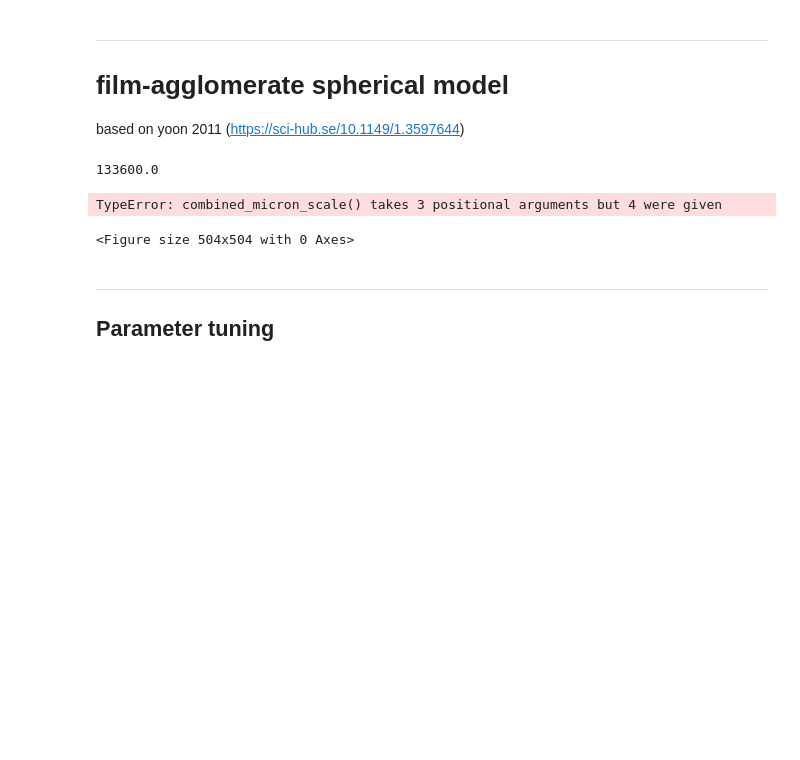
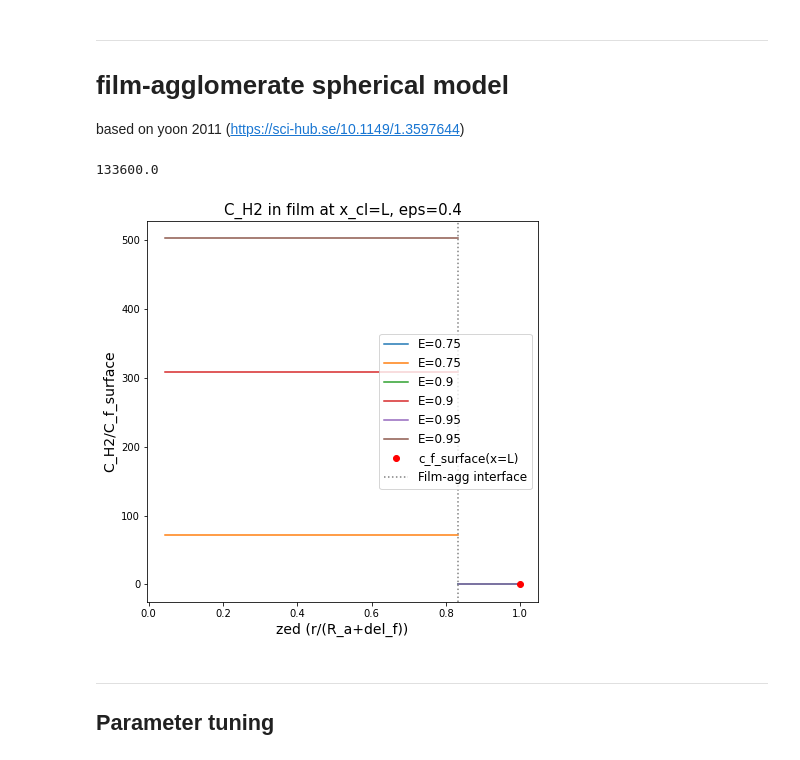
Before and after one commit to tinypersimmon/lbnl, a Jupyter notebook: transport_model.ipynb, the cells around one changed output. Drawn from its saved outputs; the diff is of its cells as text; code cells hidden in the pictures; blank space fills up the shorter version.

```diff
--- a/transport_model.ipynb
+++ b/transport_model.ipynb
@@ -218,7 +218,7 @@ Returns:
         film: concentration through film at x=x_cl
         agg: concentration through agglomerate (excluding film) for agglomerates at x=x_cl
 '''
-def constants(applied_potential, x_cl, L_cl=50e-6, c_feed=3/1000):
+def constants(applied_potential, x_cl, L_cl=50e-6, c_feed=3/1000, R_a=0.1e-6, del_f=20e-9):
     theta = (i_0*L_Pt*A_ca)/((1-agg_cl)*L_cl*c_H2_0*F)*np.exp(alpha*z*F*(applied_potential-E_eq)/RT)
     phi = np.sqrt(theta*R_sph/D_agg)
     #print("%5.2f, %5.2f" % (phi, R_sph/D_agg))
@@ -229,13 +229,16 @@ def constants(applied_potential, x_cl, L_cl=50e-6, c_feed=3/1000):
                                  ) * eps/(R_sph/R_a*omega - omega + 1)
     rt_p = np.sqrt(abs(p))
     k1 = 1/(1+np.exp(-2*rt_p*L))
-    conc_micron = combined_micron_scale(c_feed, x_cl, k1, rt_p)
+    conc_micron = combined_micron_scale(x_cl, k1, rt_p, c_feed)
     c_film_bound = conc_micron / (R_sph/R_a * omega - omega + 1)
-    zed = np.linspace(0, 1, 25)
+    zed_agg = np.linspace(0, R_a/(R_a + del_f), 20)
+    zed_film = np.linspace(R_a/(R_a + del_f), 1, 10)
     conc = {'micron': conc_micron,
-            'agg': c_agg(zed, c_film_bound),
-            'film': c_film(zed, conc_micron, c_film_bound),
-            'film boundary': c_film_bound}
+            'agg': c_agg(zed_agg, phi, c_film_bound),
+            'film': c_film(zed_film, conc_micron, omega, c_film_bound),
+            'film boundary': c_film_bound,
+            'zed_film': zed_film,
+            'zed_agg': zed_agg}
     return conc
 
 
@@ -243,7 +246,7 @@ def constants(applied_potential, x_cl, L_cl=50e-6, c_feed=3/1000):
 Concentration expression for micron scale based on Yoon derivation.
 See "combined model" note.
 '''
-def combined_micron_scale(x, k1, rt_p):
+def combined_micron_scale(x, k1, rt_p, c_feed=3/1000):
     return c_feed*((1-k1)*np.exp(rt_p*x) + k1*np.exp(-rt_p*x))
 
 
@@ -251,14 +254,14 @@ def combined_micron_scale(x, k1, rt_p):
 Agglomerate concentration; with reaction. Derivation in Mar 18 notes from Yoon 2011 pdf.
 '''
 ## concentration in agglomerate
-def c_agg(zed, c_film_boundary, lmbda=0.6):
+def c_agg(zed, c_film_boundary, phi, lmbda=0.6):
     return (1/zed) * lmbda * c_film_boundary * R_a/R_sph * np.sinh(phi*zed) / np.sinh(phi*R_a/R_sph)
 
 '''
 Film concentration; no reaction. Derivation in Mar 18 notes from Yoon 2011 pdf.
 '''
 ## concentration in film
-def c_film(zed, conc_micron, c_film_boundary):
+def c_film(zed, conc_micron, omega, c_film_boundary):
     return conc_micron + omega*c_film_boundary*(1-1/zed)
 # %%
 plt.figure(figsize=(7,7))
@@ -268,38 +271,38 @@ plt.figure(figsize=(7,7))
 # changing del_f, R_a, void_factor
 
 # change c_f_surf to reflect L -> micron scale concentration from other plots
 zed_i = np.arange(0.05e-8, R_a, 0.05e-8) / R_sph
 zed_o = np.arange(R_a, R_sph+0.1*del_f, 0.1*del_f) / R_sph
 
 # colors = ['#1f77b4', '#ff7f0e', '#2ca02c', '#d62728', '#9467bd', '#8c564b', '#e377c2', '#7f7f7f', '#bcbd22', '#17becf']
 #E = [-0.3,0,0.3,0.5,0.6,0.7,0.8]
 
 # film thickness
 
 E1 = [.75, .9, .95]
 
 j=0
 for i in range(len(E1)):
-    c_f_surf = constants(E1[i], x_cl=0)['film boundary']
-    plt.plot(zed_o, c_film(zed_o)/c_f_surf, label=('E='+str(E1[i])))
-    plt.plot(zed_i, c_agg(zed_i)/c_f_surf, label=('E='+str(E1[i])))
+    d = constants(E1[i], x_cl=0)
+    c_f_surf = d['film boundary']
+    plt.plot(d['zed_film'], d['film'], label=('E='+str(E1[i])))
+    plt.plot(d['zed_agg'], d['agg'], label=('E='+str(E1[i])))
     j+=1
 
 dot = plt.plot(1,1,'o',color='red',label='c_f_surface(x=L)')
 plt.title('C_H2 in film at x_cl=L, eps=0.4', fontsize='15')
 plt.ylabel('C_H2/C_f_surface', fontsize='14')
 #plt.grid(True,which="both", linestyle='--')
 #plt.yscale('log')
 plt.xlabel('zed (r/(R_a+del_f))', fontsize='14')
 plt.axvline(R_a/R_sph, color='grey', linestyle=':', label='Film-agg interface')
 
 plt.legend(fontsize='12')
 #txt = 'Figure 5. Transport through the ionomer film increases with higher overpotential.'
 #plt.text(0.5, -0.3, txt, horizontalalignment='center', fontsize=12)
 plt.show()
 # %% [output]
-TypeError: combined_micron_scale() takes 3 positional arguments but 4 were given
-<Figure size 504x504 with 0 Axes>
+[figure, added]
 # %% [markdown]
 ---
 ## Parameter tuning
```
Also changed, not shown: parts of 8 cells of this notebook.
